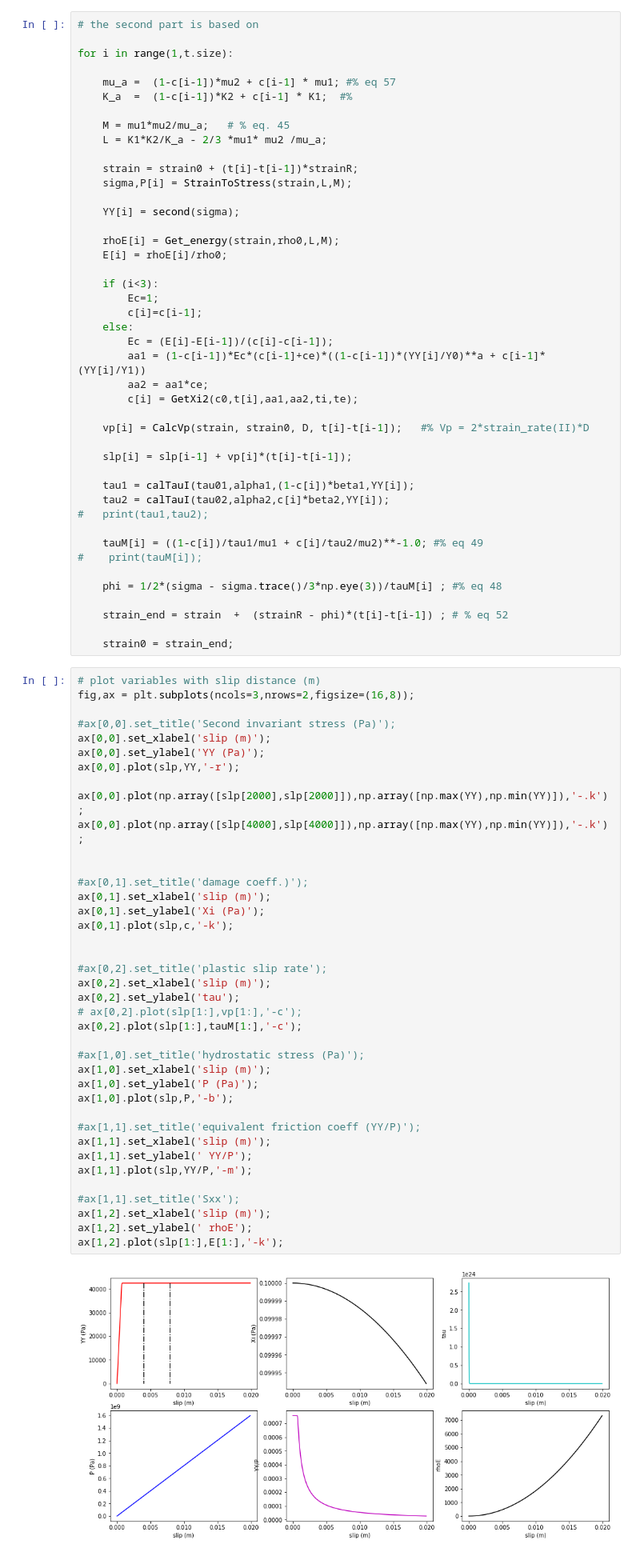
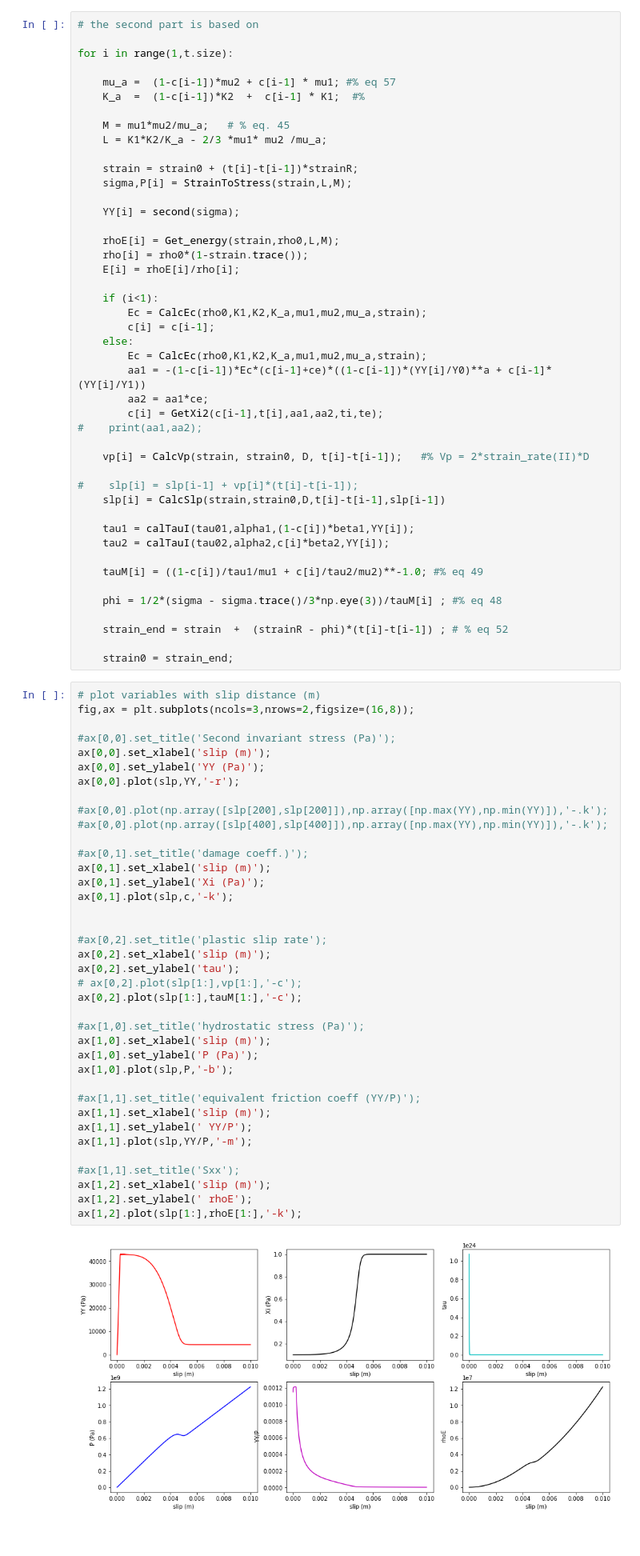
Before and after one commit to daisy20170101/GPRDR, a Jupyter notebook: GPRDR_0D_test2.ipynb, the cells around one changed output. Shown at 80% size. Cells and saved outputs as stored; diff of their text form.

```diff
--- a/GPRDR_0D_test2.ipynb
+++ b/GPRDR_0D_test2.ipynb
@@ -135,7 +141,7 @@ def GetXi2(c0,t,aa1,aa2,ti,te): # eq. 70
 for i in range(1,t.size):
 
     mu_a =  (1-c[i-1])*mu2 + c[i-1] * mu1; #% eq 57
-    K_a  =  (1-c[i-1])*K2 + c[i-1] * K1;  #%
+    K_a  =  (1-c[i-1])*K2  +  c[i-1] * K1;  #%
 
     M = mu1*mu2/mu_a;   # % eq. 45
     L = K1*K2/K_a - 2/3 *mu1* mu2 /mu_a;
@@ -146,27 +152,28 @@ for i in range(1,t.size):
     YY[i] = second(sigma);
 
     rhoE[i] = Get_energy(strain,rho0,L,M);
-    E[i] = rhoE[i]/rho0;
+    rho[i] = rho0*(1-strain.trace());
+    E[i] = rhoE[i]/rho[i];
 
-    if (i<3):
-        Ec=1;
-        c[i]=c[i-1];
+    if (i<1):
+        Ec = CalcEc(rho0,K1,K2,K_a,mu1,mu2,mu_a,strain);
+        c[i] = c[i-1];
     else:
-        Ec = (E[i]-E[i-1])/(c[i]-c[i-1]);
-        aa1 = (1-c[i-1])*Ec*(c[i-1]+ce)*((1-c[i-1])*(YY[i]/Y0)**a + c[i-1]*(YY[i]/Y1))
+        Ec = CalcEc(rho0,K1,K2,K_a,mu1,mu2,mu_a,strain);
+        aa1 = -(1-c[i-1])*Ec*(c[i-1]+ce)*((1-c[i-1])*(YY[i]/Y0)**a + c[i-1]*(YY[i]/Y1))
         aa2 = aa1*ce;
-        c[i] = GetXi2(c0,t[i],aa1,aa2,ti,te);
+        c[i] = GetXi2(c[i-1],t[i],aa1,aa2,ti,te);
+#    print(aa1,aa2);
 
     vp[i] = CalcVp(strain, strain0, D, t[i]-t[i-1]);   #% Vp = 2*strain_rate(II)*D
 
-    slp[i] = slp[i-1] + vp[i]*(t[i]-t[i-1]);
+#    slp[i] = slp[i-1] + vp[i]*(t[i]-t[i-1]);
+    slp[i] = CalcSlp(strain,strain0,D,t[i]-t[i-1],slp[i-1])
 
     tau1 = calTauI(tau01,alpha1,(1-c[i])*beta1,YY[i]);
     tau2 = calTauI(tau02,alpha2,c[i]*beta2,YY[i]);
-#   print(tau1,tau2);
 
     tauM[i] = ((1-c[i])/tau1/mu1 + c[i]/tau2/mu2)**-1.0; #% eq 49
-#    print(tauM[i]);
 
     phi = 1/2*(sigma - sigma.trace()/3*np.eye(3))/tauM[i] ; #% eq 48
 
@@ -182,35 +189,34 @@ ax[0,0].set_xlabel('slip (m)');
 ax[0,0].set_ylabel('YY (Pa)');
 ax[0,0].plot(slp,YY,'-r');
 
-ax[0,0].plot(np.array([slp[2000],slp[2000]]),np.array([np.max(YY),np.min(YY)]),'-.k');
-ax[0,0].plot(np.array([slp[4000],slp[4000]]),np.array([np.max(YY),np.min(YY)]),'-.k');
-
+#ax[0,0].plot(np.array([slp[200],slp[200]]),np.array([np.max(YY),np.min(YY)]),'-.k');
+#ax[0,0].plot(np.array([slp[400],slp[400]]),np.array([np.max(YY),np.min(YY)]),'-.k');
 
 #ax[0,1].set_title('damage coeff.)');
 ax[0,1].set_xlabel('slip (m)');
 ax[0,1].set_ylabel('Xi (Pa)');
 ax[0,1].plot(slp,c,'-k');
 
 
 #ax[0,2].set_title('plastic slip rate');
 ax[0,2].set_xlabel('slip (m)');
 ax[0,2].set_ylabel('tau');
 # ax[0,2].plot(slp[1:],vp[1:],'-c');
 ax[0,2].plot(slp[1:],tauM[1:],'-c');
 
 #ax[1,0].set_title('hydrostatic stress (Pa)');
 ax[1,0].set_xlabel('slip (m)');
 ax[1,0].set_ylabel('P (Pa)');
 ax[1,0].plot(slp,P,'-b');
 
 #ax[1,1].set_title('equivalent friction coeff (YY/P)');
 ax[1,1].set_xlabel('slip (m)');
 ax[1,1].set_ylabel(' YY/P');
 ax[1,1].plot(slp,YY/P,'-m');
 
 #ax[1,1].set_title('Sxx');
 ax[1,2].set_xlabel('slip (m)');
 ax[1,2].set_ylabel(' rhoE');
-ax[1,2].plot(slp[1:],E[1:],'-k');
+ax[1,2].plot(slp[1:],rhoE[1:],'-k');
 # %% [output]
-[figure, old version]
+[figure, new version]
```
Also changed, not shown: parts of 1 cell of this notebook, 2 other files.
